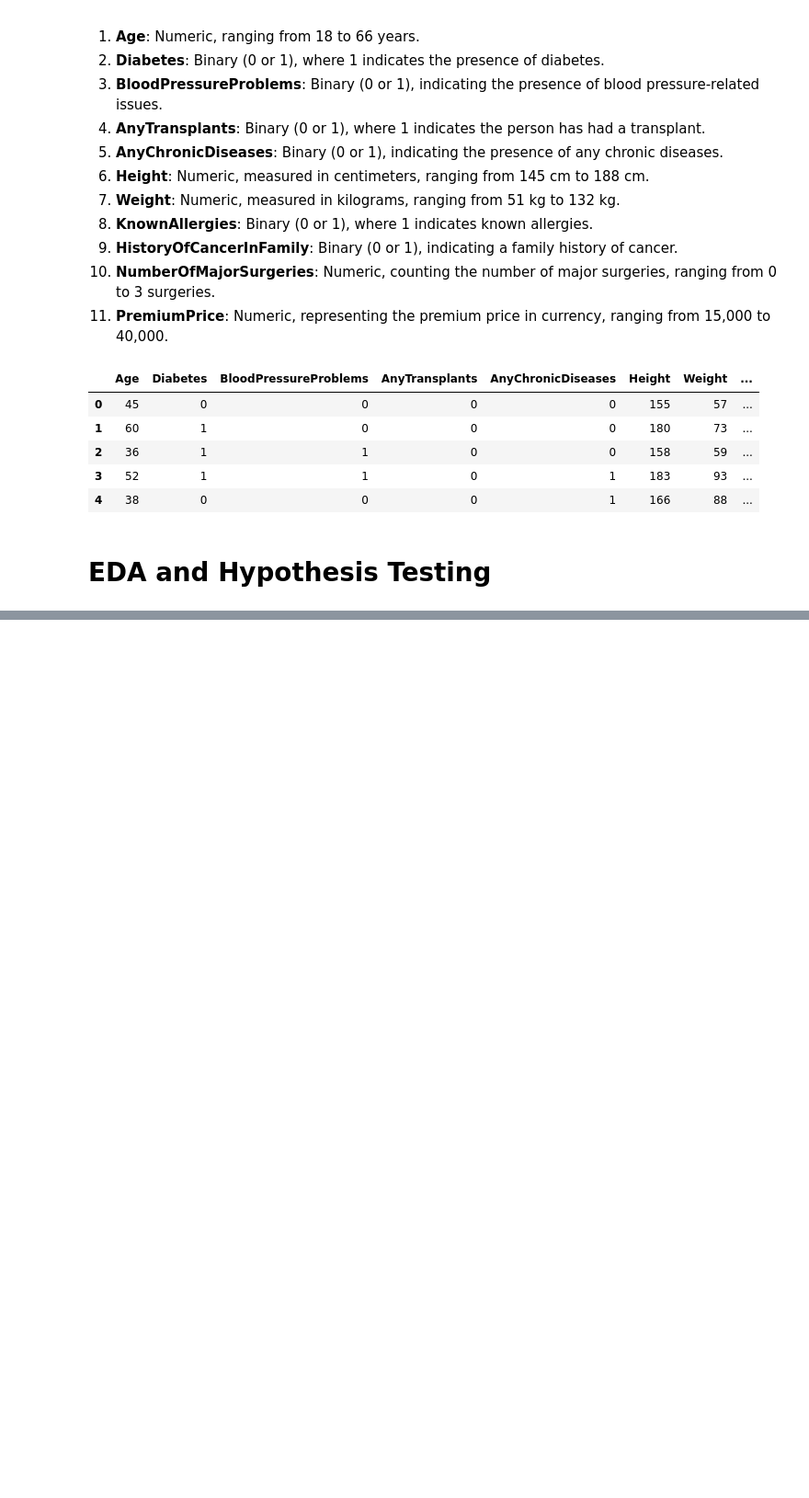
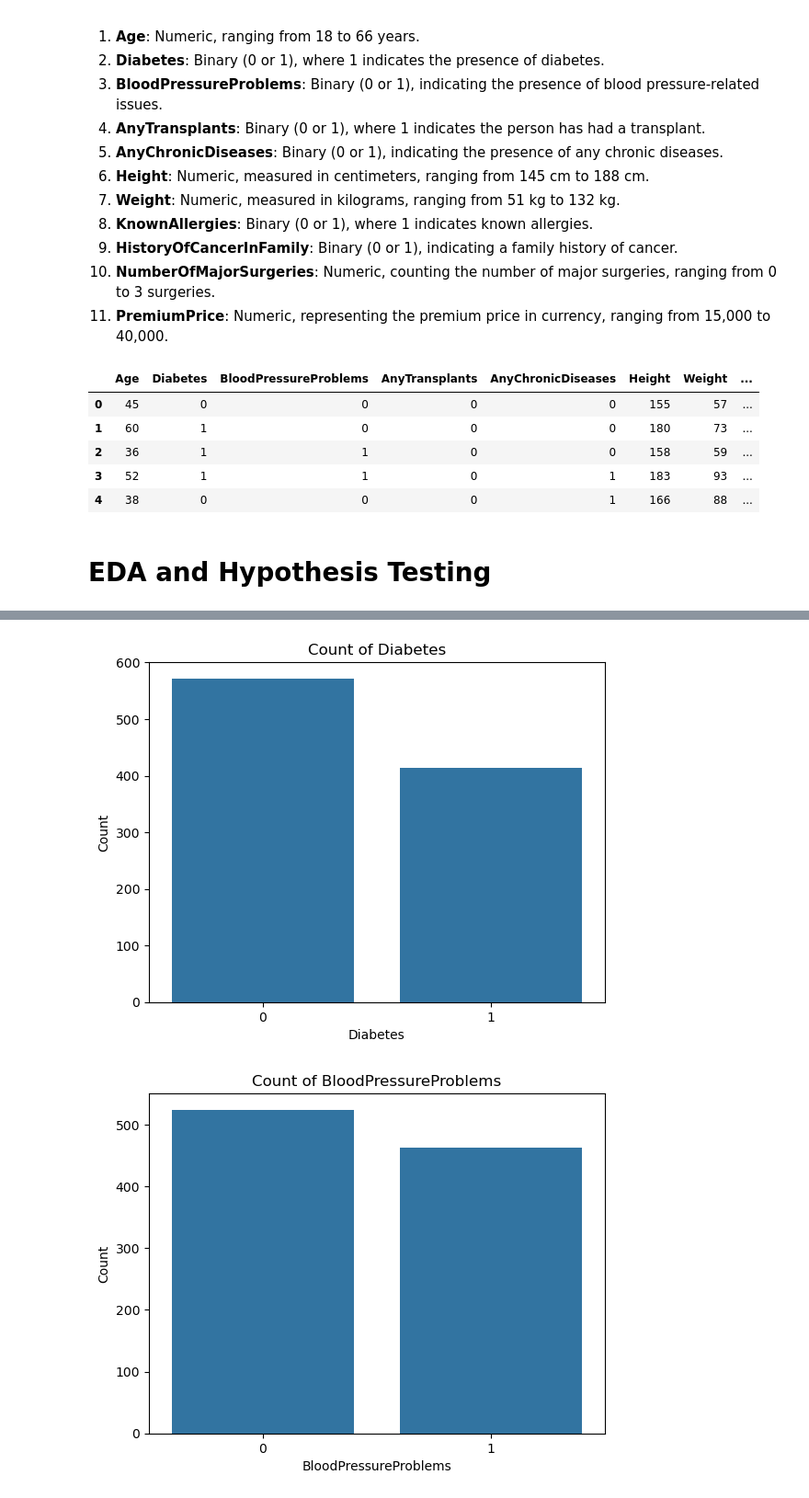
Before and after one commit to komalpreet10/Insurance_Cost_Prediction, a Jupyter notebook: Insurance_Cost_Prediction.ipynb, the cells around one changed output, grey strips where cells are left out. Shown: that part at 92% size. Drawn from its saved outputs; the diff is of its cells as text; code cells hidden in the pictures; blank space fills up the shorter version.

```diff
--- a/Insurance_Cost_Prediction.ipynb
+++ b/Insurance_Cost_Prediction.ipynb
@@ -63,0 +180,15 @@ df.head()
+# %%
+binary_cols = [
+    'Diabetes', 'BloodPressureProblems', 'AnyTransplants',
+    'AnyChronicDiseases', 'KnownAllergies', 'HistoryOfCancerInFamily','NumberOfMajorSurgeries'
+]
+
+for col in binary_cols:
+    sns.countplot(x=col, data=df)
+    plt.title(f"Count of {col}")
+    plt.xlabel(col)
+    plt.ylabel("Count")
+    plt.show()
+# %% [output]
+[figure, added]
+[figure, added]
```
Also changed, not shown: parts of 34 cells of this notebook.
